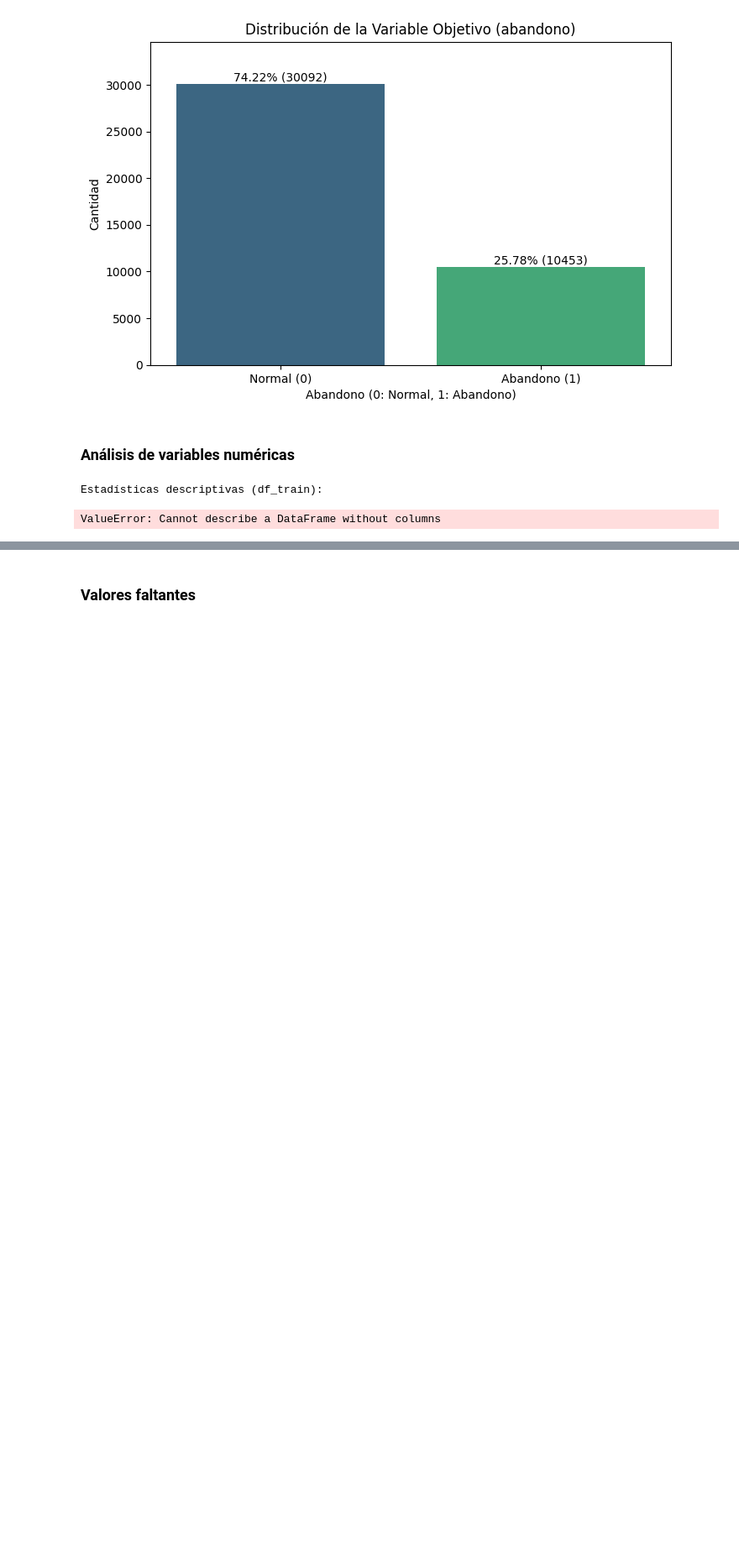
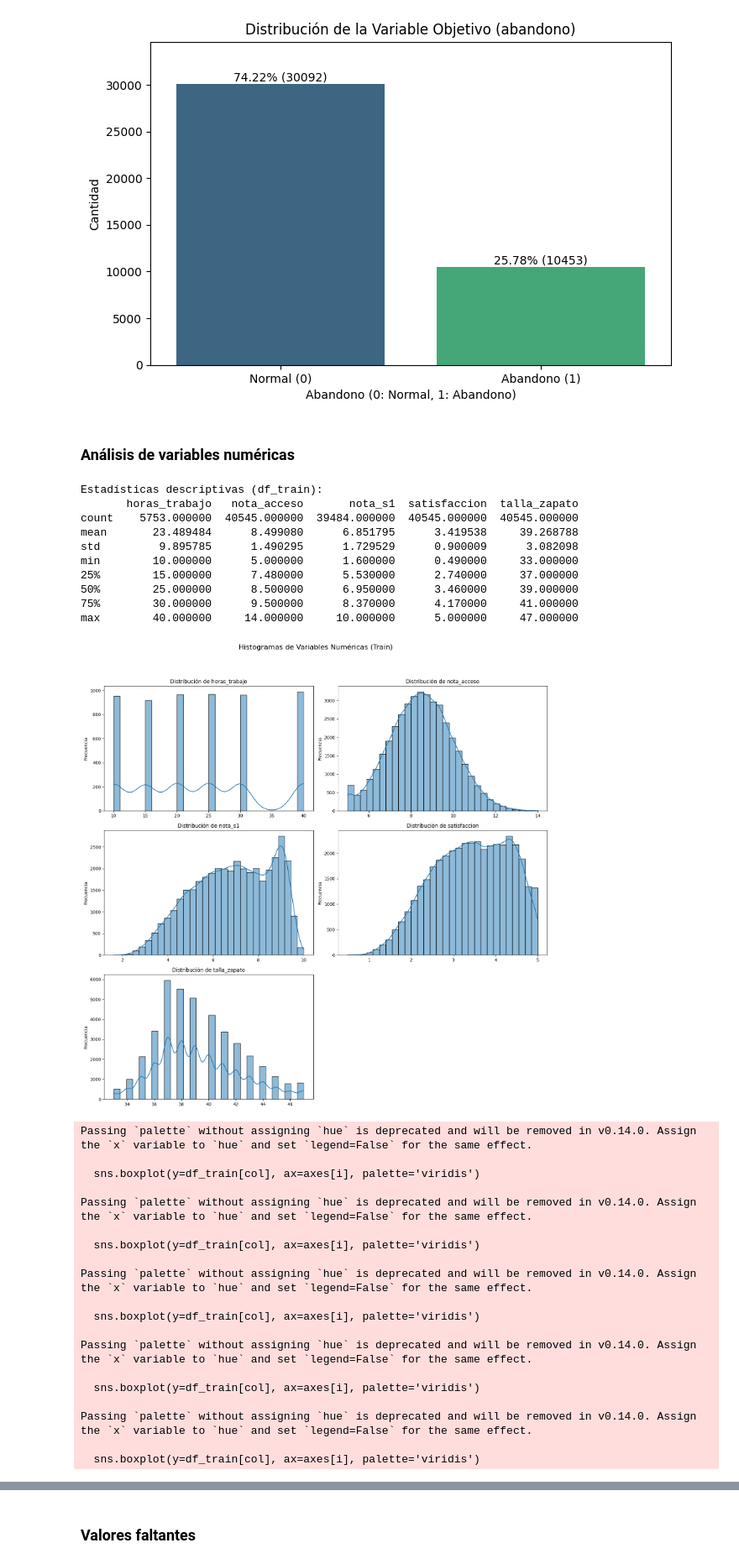
Before and after one commit to albertoPerez25/Clasificacion_Autonoma_de_Imagenes_Satelitales, a Jupyter notebook: Práctica 1 - Análisis, procesamiento y validación .ipynb, the cells around one changed output, grey strips where cells are left out. Shown at 84% size. Cells and saved outputs as stored; diff of their text form; code cells hidden in the pictures; blank space fills up the shorter version.

```diff
--- a/Práctica 1 - Análisis, procesamiento y validación .ipynb
+++ b/Práctica 1 - Análisis, procesamiento y validación .ipynb
@@ -202,3 +204,36 @@ import seaborn as sns
+# %%
+# Variables discretas (valores enteros contables, como categorías codificadas o conteos)
+categorical_cols = [
+    "trabaja",
+    "creditos_a1",
+    "superados_a1",
+    "posts_foro",
+    "uso_biblioteca",
+    "eventos",
+    "tutorias",
+    "numero_fav",
+    "meses_matriculado"
+]
+
+# Variables continuas (valores numéricos con posibles decimales)
+numerical_cols = [
+    "horas_trabajo",
+    "nota_acceso",
+    "nota_s1",
+    "satisfaccion",
+    "talla_zapato"
+]
+
+# Variables de texto libre (respuestas abiertas, tipo string)
+string_cols = [
+    "comentarios",
+    "color_fav"
+]
+
+# Variables de fechas
+date_cols = [
+    "nacimiento"
+]
 # %% [markdown]
 ### Análisis de la variable objetivo
 # %%
@@ -241,8 +276,6 @@ Passing `palette` without assigning `hue` is deprecated and will be removed in v
 # %% [markdown]
 ### Análisis de variables numéricas
 # %%
-numerical_cols = []
-
 print("\nEstadísticas descriptivas (df_train):")
 print(df_train[numerical_cols].describe())
 
@@ -258,31 +291,59 @@ for i, col in enumerate(numerical_cols):
     axes[i].set_xlabel('')
     axes[i].set_ylabel('Frecuencia')
 
 if len(numerical_cols) < len(axes):
     for j in range(len(numerical_cols), len(axes)):
         fig.delaxes(axes[j])
 
 plt.suptitle('Histogramas de Variables Numéricas (Train)', y=1.02, fontsize=16)
 plt.tight_layout(rect=[0, 0.03, 1, 0.98])
 plt.show()
 
 
 fig, axes = plt.subplots(n_rows, n_cols, figsize=(15, n_rows * 5))
 axes = axes.flatten()
 
 for i, col in enumerate(numerical_cols):
     sns.boxplot(y=df_train[col], ax=axes[i], palette='viridis')
     axes[i].set_title(f'Boxplot de {col}')
     axes[i].set_ylabel('')
 
 
 if len(numerical_cols) < len(axes):
     for j in range(len(numerical_cols), len(axes)):
         fig.delaxes(axes[j])
 
 plt.suptitle('Boxplots de Variables Numéricas (Train)', y=1.02, fontsize=16)
 plt.tight_layout(rect=[0, 0.03, 1, 0.98])
 plt.show()
 # %% [output]
 Estadísticas descriptivas (df_train):
+       horas_trabajo   nota_acceso       nota_s1  satisfaccion  talla_zapato
+count    5753.000000  40545.000000  39484.000000  40545.000000  40545.000000
+mean       23.489484      8.499080      6.851795      3.419538     39.268788
+std         9.895785      1.490295      1.729529      0.900009      3.082098
+min        10.000000      5.000000      1.600000      0.490000     33.000000
+25%        15.000000      7.480000      5.530000      2.740000     37.000000
+50%        25.000000      8.500000      6.950000      3.460000     39.000000
+75%        30.000000      9.500000      8.370000      4.170000     41.000000
+max        40.000000     14.000000     10.000000      5.000000     47.000000
+[figure, added]
-ValueError: Cannot describe a DataFrame without columns
+Passing `palette` without assigning `hue` is deprecated and will be removed in v0.14.0. Assign the `x` variable to `hue` and set `legend=False` for the same effect.
+
+  sns.boxplot(y=df_train[col], ax=axes[i], palette='viridis')
+
+Passing `palette` without assigning `hue` is deprecated and will be removed in v0.14.0. Assign the `x` variable to `hue` and set `legend=False` for the same effect.
+
+  sns.boxplot(y=df_train[col], ax=axes[i], palette='viridis')
+
+Passing `palette` without assigning `hue` is deprecated and will be removed in v0.14.0. Assign the `x` variable to `hue` and set `legend=False` for the same effect.
+
+  sns.boxplot(y=df_train[col], ax=axes[i], palette='viridis')
+
+Passing `palette` without assigning `hue` is deprecated and will be removed in v0.14.0. Assign the `x` variable to `hue` and set `legend=False` for the same effect.
+
+  sns.boxplot(y=df_train[col], ax=axes[i], palette='viridis')
+
+Passing `palette` without assigning `hue` is deprecated and will be removed in v0.14.0. Assign the `x` variable to `hue` and set `legend=False` for the same effect.
+
+  sns.boxplot(y=df_train[col], ax=axes[i], palette='viridis')
```
Also changed, not shown: parts of 6 cells of this notebook.
